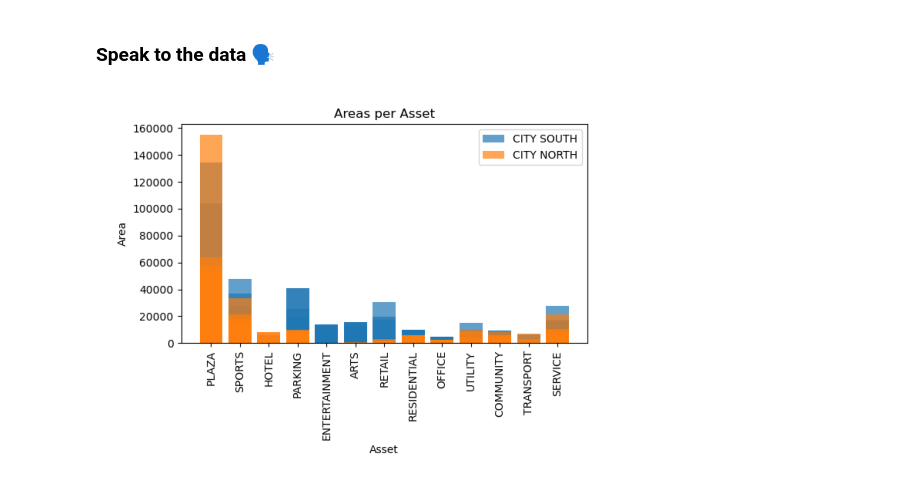
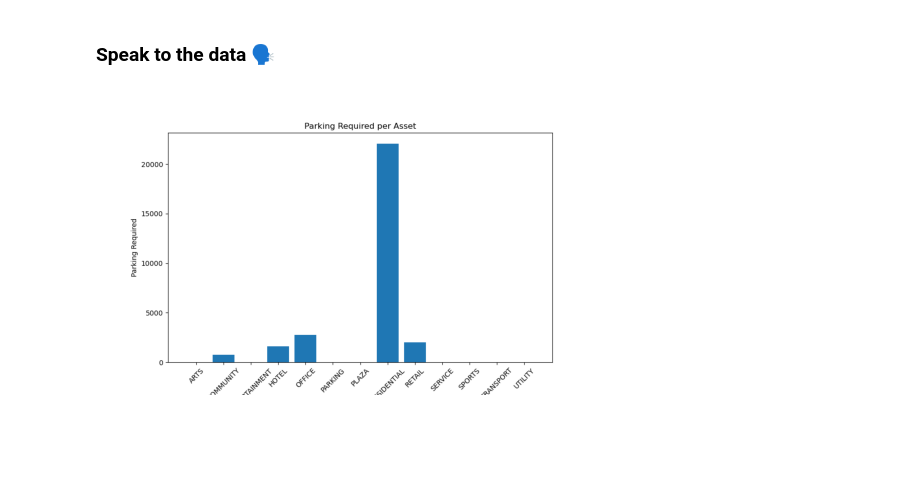
Before and after one commit to hramzan01/project_zero, a Jupyter notebook: nb_pandas_ai.ipynb, the cells around one changed output. Cells and saved outputs as stored; diff of their text form; code cells hidden in the pictures; blank space fills up the shorter version.

```diff
--- a/nb_pandas_ai.ipynb
+++ b/nb_pandas_ai.ipynb
@@ -1,10 +1,13 @@
 # %% [markdown]
 # Data Insights with Pandas AI 🐼
 # %%
+import plotly.express as px
 from pandasai import SmartDataframe
 import pandas as pd
+import os
 from pandasai.llm import OpenAI
-llm = OpenAI(api_token="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")
+llm = OpenAI(api_token = os.getenv("OPENAI_API_KEY"))
 import ipywidgets as widgets
+from IPython.display import display
 # %%
 df = pd.read_csv('data_city_ksa.csv')
@@ -37,6 +31,6 @@ data = SmartDataframe(df, config={'llm': llm})
 # %% [markdown]
 ### Speak to the data 🗣️
 # %%
-data.chat('plot the areas per asset for the CITY SOUTH vs CITY NORTH. and make the colours slightly transparent too')
+data.chat('plot parking required per asset')
 # %% [output]
-[figure, old version]
+[figure, new version]
```
Also changed, not shown: parts of 9 cells of this notebook, 9 other files.
